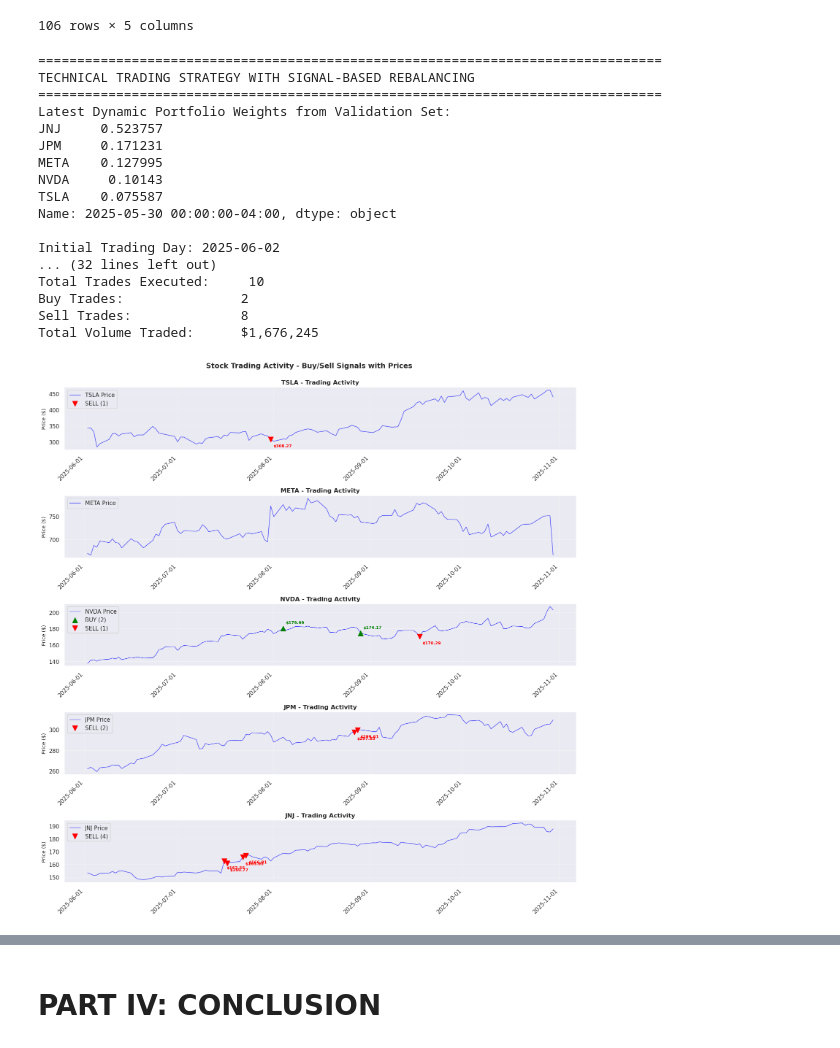
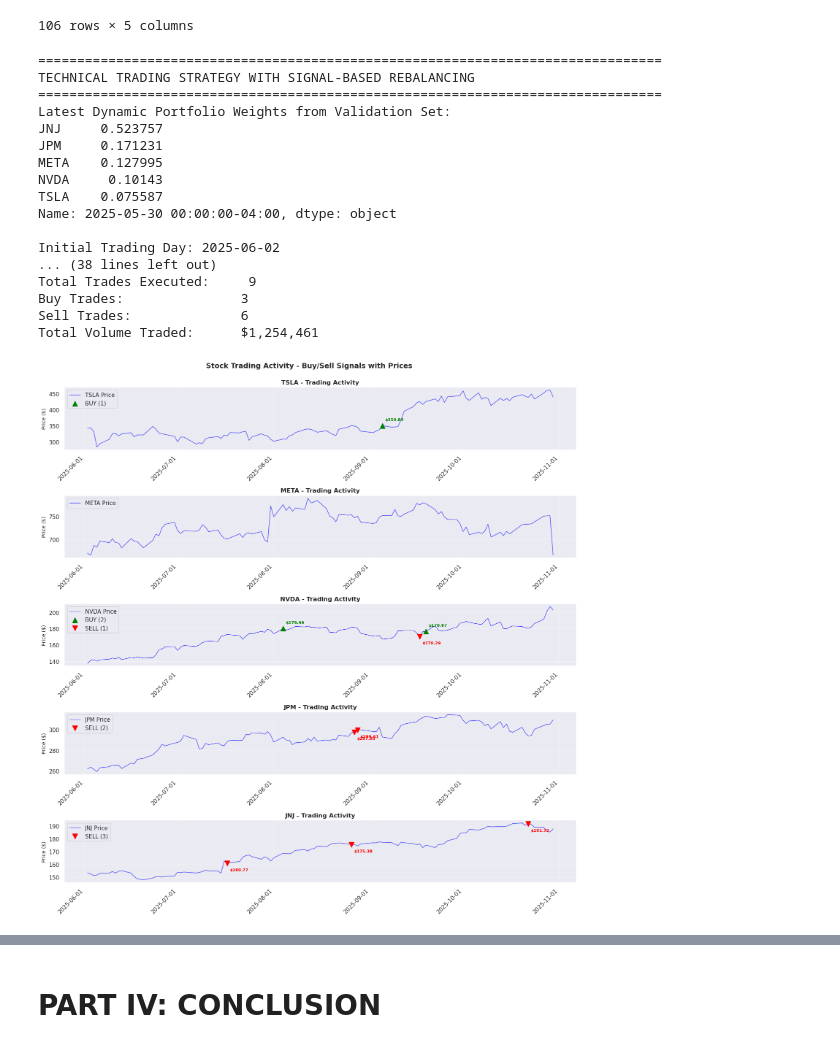
Before and after one commit to Henryy2510/draft, a Jupyter notebook: preparation.ipynb, the cells around one changed output, grey strips where cells are left out. Saved outputs shown, nothing was run; the diff lists cells and outputs as text; code cells hidden in the pictures.

```diff
--- a/preparation.ipynb
+++ b/preparation.ipynb
@@ -1049,7 +1049,7 @@ test_data
 | 2025-10-30 00:00:00-04:00 | 187.857254 | 309.440002 | 666.469971 | 202.889999 | 440.100006 |
 106 rows × 5 columns
 # %%
-# Technical Trading Strategy Implementation
+# Technical Trading Strategy Implementation with Cash Management Fix
 print("\n" + "="*80)
 print("TECHNICAL TRADING STRATEGY WITH SIGNAL-BASED REBALANCING")
 print("="*80)
@@ -1120,7 +1120,7 @@ def generate_technical_signals(data):
         signal_score += np.where((sma_20 < sma_50) & (sma_20.shift(1) >= sma_50.shift(1)), -1, 0)
 
         # Price momentum
-        returns_20d = prices.pct_change(20)
+        returns_20d = prices.pct_change(10)
         signal_score += np.where(returns_20d > 0.05, 1, 0)  # Strong upward momentum
         signal_score += np.where(returns_20d < -0.05, -1, 0)  # Strong downward momentum
 
@@ -1147,17 +1147,19 @@ for ticker in tickers:
 
 print(f"\nRemaining Cash: ${current_cash:,.0f}")
 
-# Trading Strategy Implementation (Change the thresholds here according to the trader taste)
+# Trading Strategy Implementation with proper cash management
 signal_threshold = 0.3  # Minimum signal strength to trigger trade
 rebalance_amount = 0.1  # 10% position adjustment per signal
 max_position_weight = 0.6  # Maximum 60% in any single asset
+min_cash_reserve = 50000  # Minimum cash to keep available
 
 print(f"\nTRADING STRATEGY PARAMETERS:")
 print(f"Signal Threshold: ±{signal_threshold}")
 print(f"Position Adjustment: {rebalance_amount:.1%} per signal")
 print(f"Maximum Position Weight: {max_position_weight:.1%}")
+print(f"Minimum Cash Reserve: ${min_cash_reserve:,.0f}")
 
-# Execute trading strategy
+# Execute trading strategy with improved cash management
 for i, current_date in enumerate(test_data.index):
     current_prices = test_data.iloc[i]
     current_signals = technical_signals.iloc[i]
@@ -1180,13 +1182,17 @@ for i, current_date in enumerate(test_data.index):
         # Strong buy signal
         if signal > signal_threshold and current_weight < max_position_weight:
             # Calculate trade amount (percentage of portfolio)
-            trade_amount = portfolio_value * rebalance_amount * signal
+            desired_trade_amount = portfolio_value * rebalance_amount * signal
+
+            # Check available cash (keeping minimum reserve)
+            available_cash = max(0, current_cash - min_cash_reserve)
+            actual_trade_amount = min(desired_trade_amount, available_cash)
 
             # Execute buy if we have enough cash
-            if trade_amount <= current_cash:
-                shares_to_buy = trade_amount / current_price
+            if actual_trade_amount >= 1000:  # Minimum trade size $1000
+                shares_to_buy = actual_trade_amount / current_price
                 positions[ticker] += shares_to_buy
-                current_cash -= trade_amount
+                current_cash -= actual_trade_amount
 
                 trade_log.append({
                     'Date': current_date,
@@ -1194,9 +1200,15 @@ for i, current_date in enumerate(test_data.index):
                     'Action': 'BUY',
                     'Shares': shares_to_buy,
                     'Price': current_price,
-                    'Amount': trade_amount,
-                    'Signal': signal
+                    'Amount': actual_trade_amount,
+                    'Signal': signal,
+                    'Available_Cash_Before': current_cash + actual_trade_amount,
+                    'Cash_After': current_cash
                 })
+            else:
+                # Log failed trade due to insufficient cash
+                print(f"INSUFFICIENT CASH: {current_date.date()} - {ticker} BUY signal {signal:.3f}, "
+                      f"needed ${desired_trade_amount:,.0f}, available ${available_cash:,.0f}")
 
         # Strong sell signal
         elif signal < -signal_threshold and positions[ticker] > 0:
@@ -1215,7 +1227,9 @@ for i, current_date in enumerate(test_data.index):
                     'Shares': shares_to_sell,
                     'Price': current_price,
                     'Amount': sell_amount,
-                    'Signal': signal
+                    'Signal': signal,
+                    'Available_Cash_Before': current_cash - sell_amount,
+                    'Cash_After': current_cash
                 })
 
 # Calculate final portfolio value
@@ -1255,7 +1269,6 @@ if trade_log:
 
 # Create Trading Activity Visualization
 if trade_log:
-
     fig, axes = plt.subplots(len(tickers), 1, figsize=(15, 3*len(tickers)))
     if len(tickers) == 1:
         axes = [axes]
@@ -1317,44 +1330,45 @@ if trade_log:
                  fontsize=14, fontweight='bold', y=1.02)
     plt.show()
 
-    # Print detailed trade log
+    # Print detailed trade log with cash tracking
     print(f"\n" + "="*80)
-    print("DETAILED TRADE LOG")
+    print("DETAILED TRADE LOG WITH CASH MANAGEMENT")
     print("="*80)
-    print(f"{'Date':<12} {'Ticker':<8} {'Action':<6} {'Shares':<10} {'Price':<10} {'Amount':<12} {'Signal':<8}")
-    print("-" * 80)
+    print(f"{'Date':<12} {'Ticker':<8} {'Action':<6} {'Shares':<10} {'Price':<10} {'Amount':<12} {'Signal':<8} {'Cash After':<12}")
+    print("-" * 100)
 
     for trade in trade_log:
         print(f"{trade['Date'].strftime('%Y-%m-%d'):<12} "
               f"{trade['Ticker']:<8} "
               f"{trade['Action']:<6} "
               f"{trade['Shares']:<10.0f} "
               f"${trade['Price']:<9.2f} "
               f"${trade['Amount']:<11,.0f} "
-              f"{trade['Signal']:<8.3f}")
+              f"{trade['Signal']:<8.3f} "
+              f"${trade['Cash_After']:<11,.0f}")
 
 else:
     print("\nNo trades were executed during the test period.")
 
 
 # graph_signals('MSFT')
 # %% [output]
 ================================================================================
 TECHNICAL TRADING STRATEGY WITH SIGNAL-BASED REBALANCING
 ================================================================================
 Latest Dynamic Portfolio Weights from Validation Set:
 JNJ     0.523757
 JPM     0.171231
 META    0.127995
 NVDA     0.10143
 TSLA    0.075587
 Name: 2025-05-30 00:00:00-04:00, dtype: object
 
 Initial Trading Day: 2025-06-02
-... (32 lines left out)
-Total Trades Executed:     10
-Buy Trades:               2
-Sell Trades:              8
-Total Volume Traded:      $1,676,245
+... (38 lines left out)
+Total Trades Executed:     9
+Buy Trades:               3
+Sell Trades:              6
+Total Volume Traded:      $1,254,461
-[figure, old version]
+[figure, new version]
 ================================================================================
```
Also changed, not shown: parts of 2 cells of this notebook.
